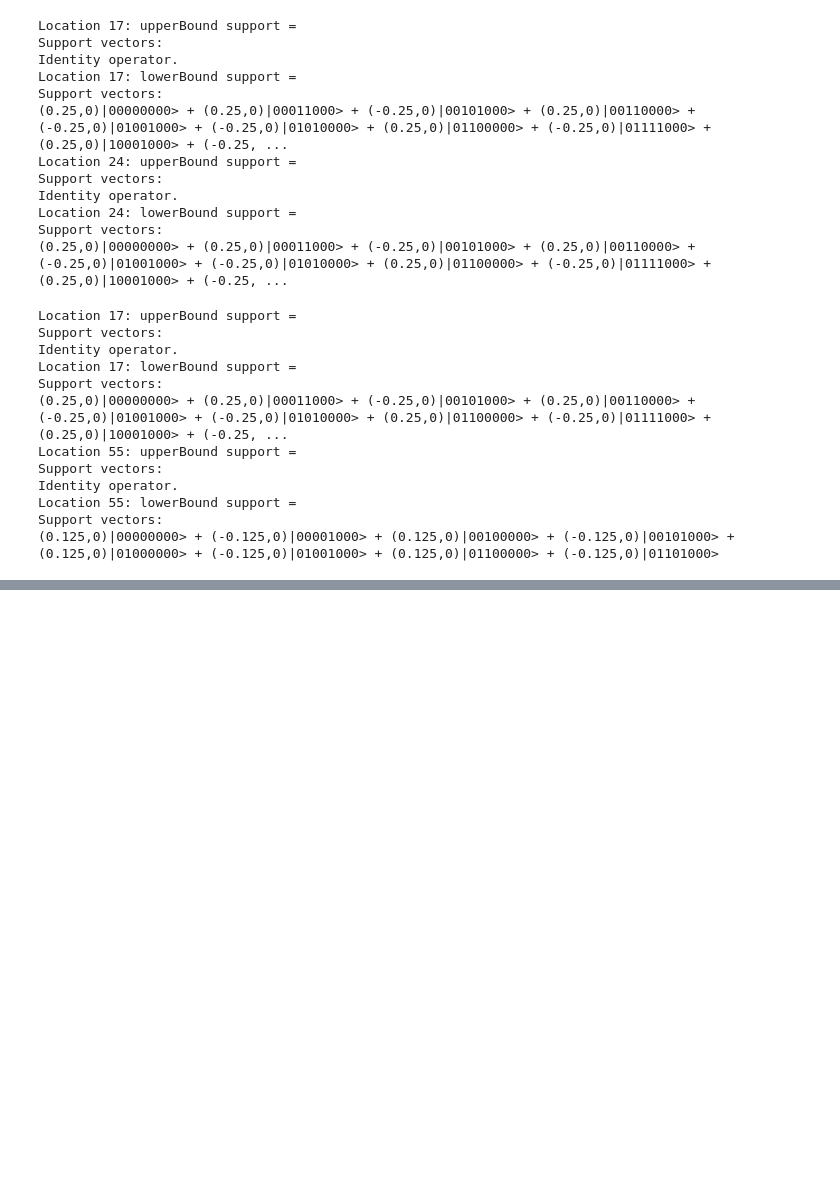
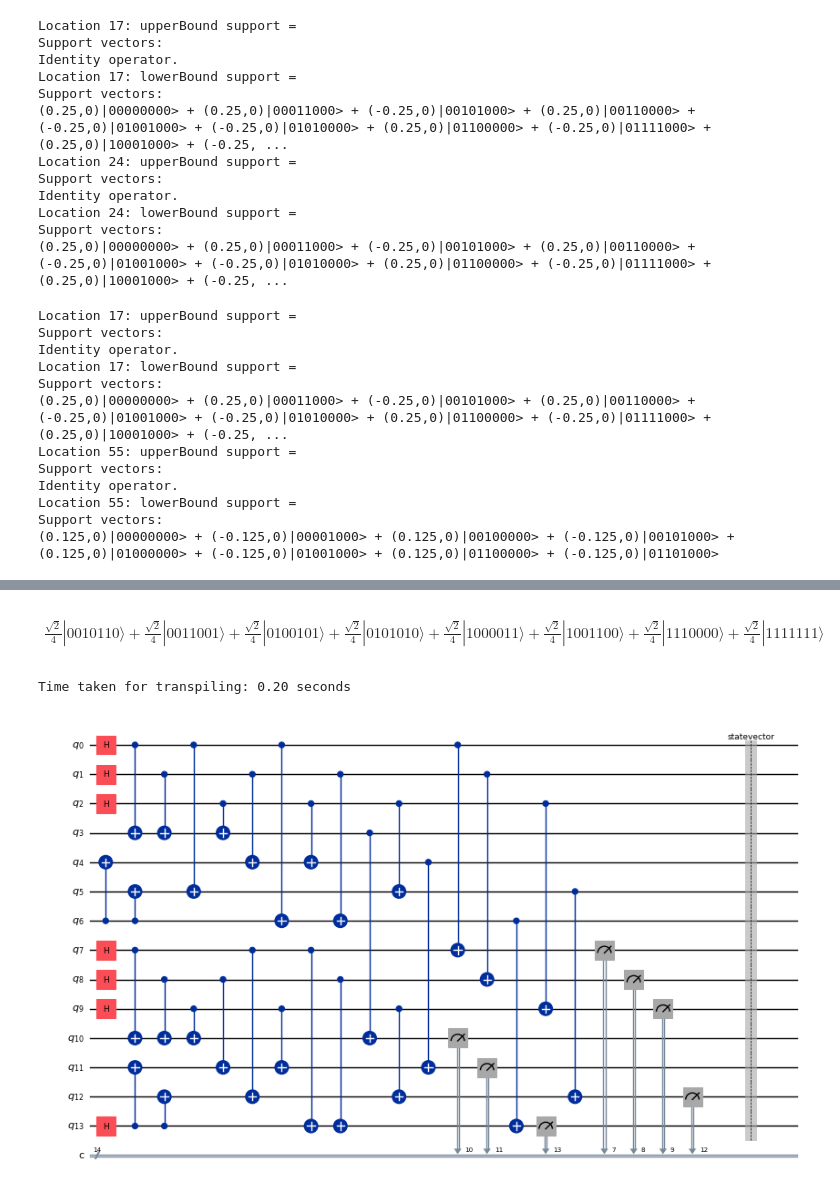
Before and after one commit to Acdimy/qreach-tools, a Jupyter notebook: python_pkg/test.ipynb, the cells around one changed output, grey strips where cells are left out. Drawn from its saved outputs; the diff is of its cells as text; code cells hidden in the pictures; blank space fills up the shorter version.

```diff
--- a/python_pkg/test.ipynb
+++ b/python_pkg/test.ipynb
@@ -118,0 +283,56 @@ Support vectors:
+# %%
+from qiskit import QuantumCircuit, QuantumRegister, ClassicalRegister, transpile
+from qiskit.quantum_info import Statevector
+from qiskit_aer import AerSimulator
+import numpy as np
+from parse_qiskit import prepare_steane_code, prepare_5perfect_code
+
+circ = QuantumCircuit(7, 7)
+
+circ.x(6)
+prepare_steane_code(circ, [0,1,2,3,4,5,6])
+
+state = Statevector.from_instruction(circ)
+
+from IPython.display import Latex
+from qiskit.visualization import state_visualization
+prefix = "$$\\begin{align}"
+suffix = "\\end{align}$$"
+state_to_latex = state_visualization._state_to_latex_ket(state.data, max_size = 128)
+
+Latex(prefix + state_to_latex + suffix)
+# %% [output]
+$$\begin{align}\frac{\sqrt{2}}{4} |0010110\rangle+\frac{\sqrt{2}}{4} |0011001\rangle+\frac{\sqrt{2}}{4} |0100101\rangle+\frac{\sqrt{2}}{4} |0101010\rangle+\frac{\sqrt{2}}{4} |1000011\rangle+\frac{\sqrt{2}}{4} |1001100\rangle+\frac{\sqrt{2}}{4} |1110000\rangle+\frac{\sqrt{2}}{4} |1111111\rangle\end{align}$$
+# %%
+from qiskit import QuantumCircuit, QuantumRegister, ClassicalRegister, transpile
+from qiskit.quantum_info import Statevector
+from qiskit_aer import AerSimulator
+import numpy as np
+from time import time
+from parse_qiskit import prepare_steane_code, prepare_5perfect_code
+
+circ = QuantumCircuit(14, 14)
+
+prepare_steane_code(circ, list(range(7)))
+circ.h(13)
+prepare_steane_code(circ, list(range(7, 14)))
+for i in range(7):
+    circ.cx(i, 7+i)
+
+circ.measure([7,8,9,10,11,12,13], [7,8,9,10,11,12,13])
+
+circ.save_statevector()
+
+simulater = AerSimulator(method='statevector')
+
+circ = transpile(circ, simulater)
+time_start = time()
+result = simulater.run(circ).result()
+time_end = time()
+print(f"Time taken for transpiling: {time_end - time_start:.2f} seconds")
+sv = result.get_statevector(circ)
+
+circ.draw('mpl', scale=0.5, filename='test_steane_circ.png')
+# %% [output]
+Time taken for transpiling: 0.20 seconds
+[figure, added]
```
Also changed, not shown: parts of 9 cells of this notebook, 8 other files.
